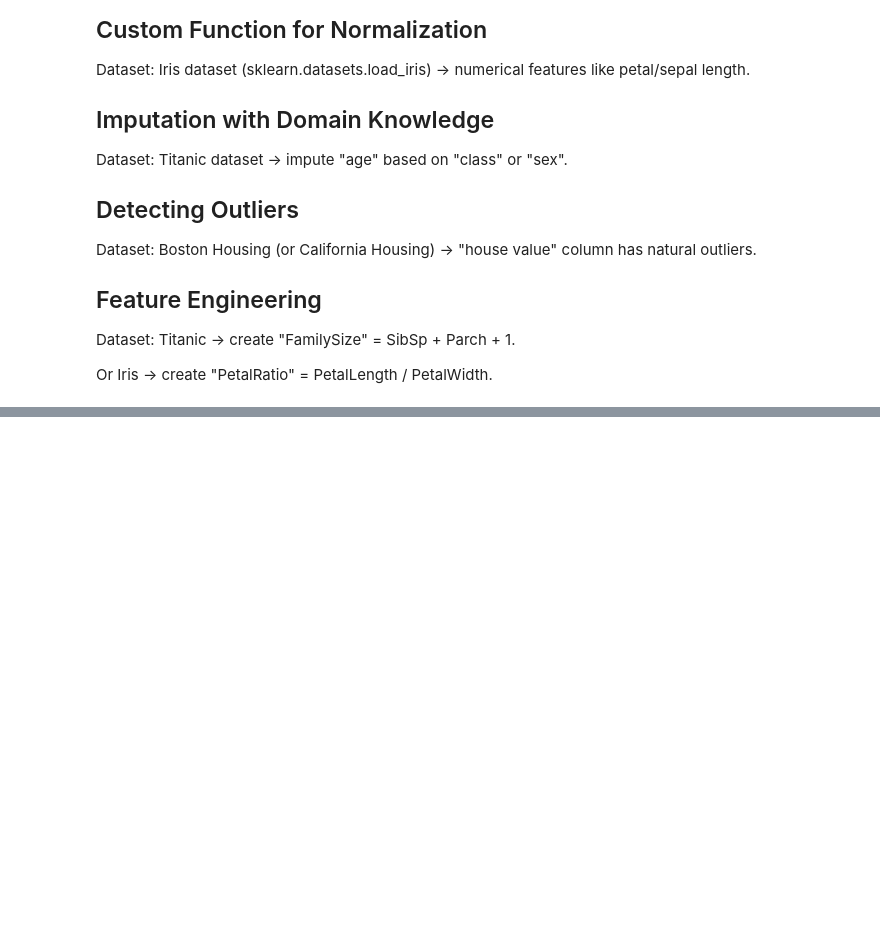
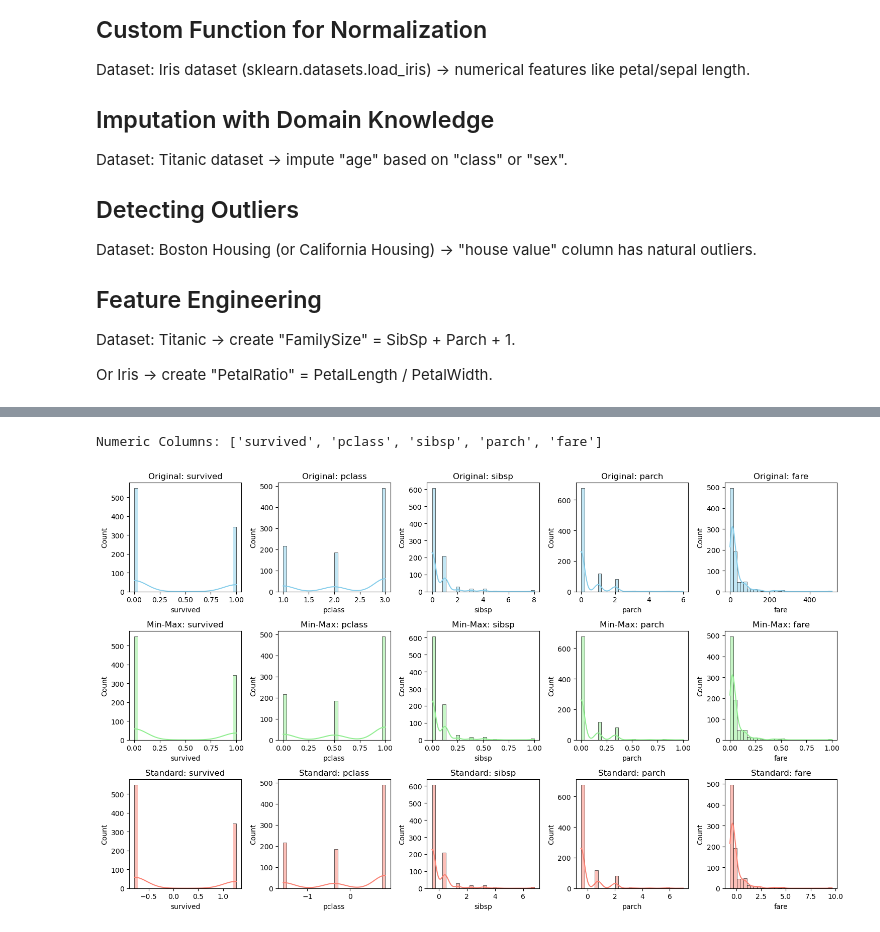
Before and after one commit to gargavi-oss/Ai-Assignment, a Jupyter notebook: Assignment 3.ipynb, the cells around one changed output, grey strips where cells are left out. Saved outputs shown, nothing was run; the diff lists cells and outputs as text; code cells hidden in the pictures; blank space fills up the shorter version.

```diff
--- a/Assignment 3.ipynb
+++ b/Assignment 3.ipynb
@@ -965,0 +153,47 @@ print(iris[['petal length (cm)', 'petal width (cm)', 'PetalRatio']].head())
+# %%
+import pandas as pd
+import seaborn as sns
+import matplotlib.pyplot as plt
+from sklearn.preprocessing import MinMaxScaler, StandardScaler
+
+# Load Titanic dataset
+df = sns.load_dataset("titanic")
+
+# Select numeric features (ignore categorical ones like sex, class, etc.)
+num_cols = df.select_dtypes(include="number").dropna(axis=1).columns
+data = df[num_cols].dropna()
+
+print("Numeric Columns:", list(num_cols))
+
+# Apply Min-Max Scaling
+
+mm_scaler = MinMaxScaler()
+data_mm = pd.DataFrame(mm_scaler.fit_transform(data), columns=num_cols)
+
+# Apply Standard Scaling
+
+std_scaler = StandardScaler()
+data_std = pd.DataFrame(std_scaler.fit_transform(data), columns=num_cols)
+
+# Plot
+
+fig, axes = plt.subplots(3, len(num_cols), figsize=(15, 9))
+
+for i, col in enumerate(num_cols):
+    # Original
+    sns.histplot(data[col], bins=30, ax=axes[0, i], kde=True, color="skyblue")
+    axes[0, i].set_title(f"Original: {col}")
+
+    # Min-Max
+    sns.histplot(data_mm[col], bins=30, ax=axes[1, i], kde=True, color="lightgreen")
+    axes[1, i].set_title(f"Min-Max: {col}")
+
+    # Standard
+    sns.histplot(data_std[col], bins=30, ax=axes[2, i], kde=True, color="salmon")
+    axes[2, i].set_title(f"Standard: {col}")
+
+plt.tight_layout()
+plt.show()
+# %% [output]
+Numeric Columns: ['survived', 'pclass', 'sibsp', 'parch', 'fare']
+[figure, added]
```
Also changed, not shown: parts of 89 cells of this notebook, 3 other files.
